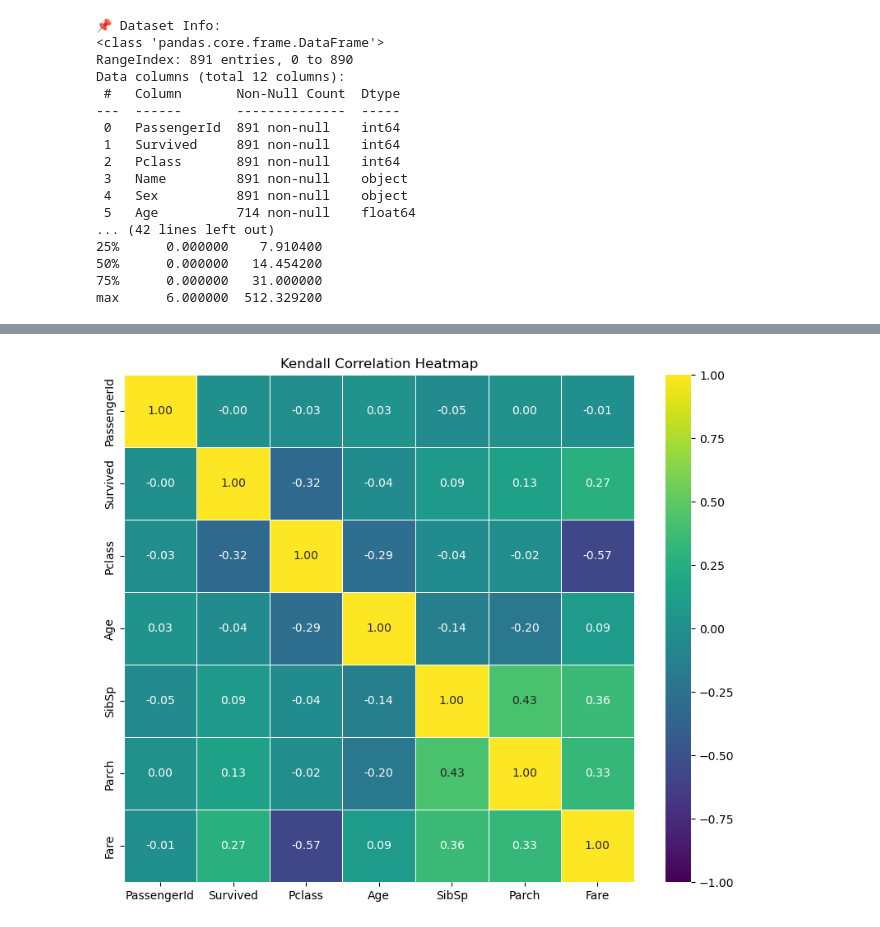
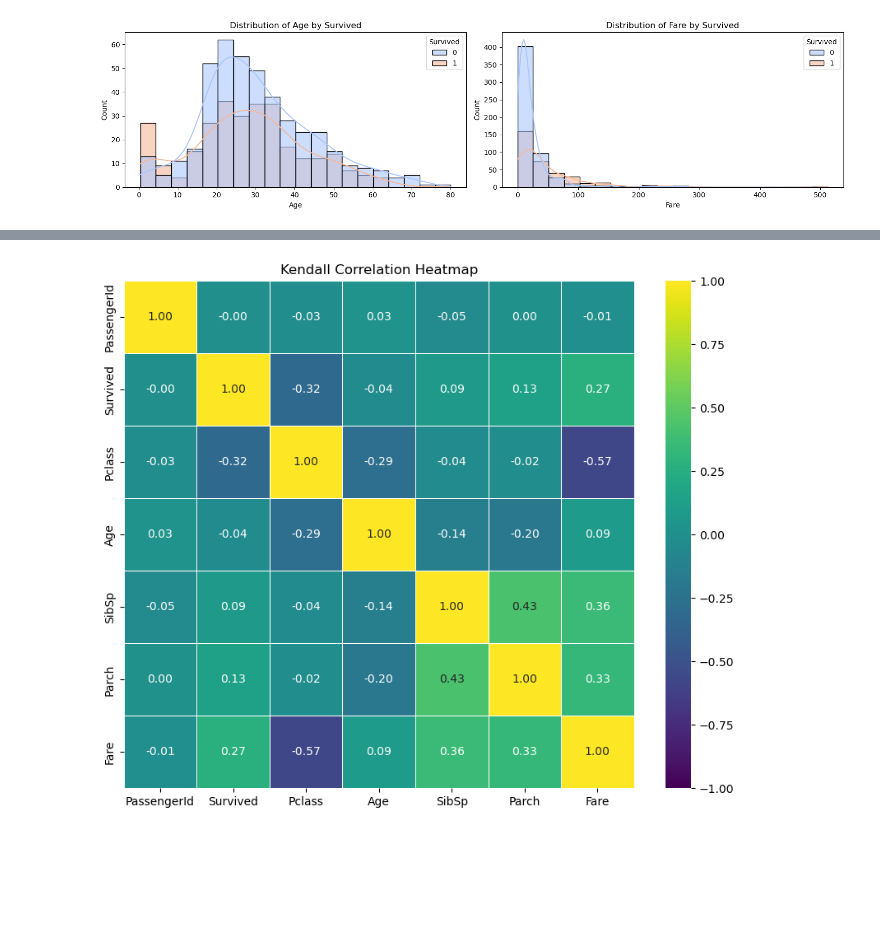
Before and after one commit to ilanrosc/titanic-kaggle-competition, a Jupyter notebook: notebooks/1_EDA.ipynb, the cells around one changed output, grey strips where cells are left out. Cells and saved outputs as stored; diff of their text form; code cells hidden in the pictures; blank space fills up the shorter version.

```diff
--- a/notebooks/1_EDA.ipynb
+++ b/notebooks/1_EDA.ipynb
@@ -19 +72,5 @@ from scripts.feature_engineering import extract_title, create_family_size  # Fea
+# %%
+plot_numeric_distributions(df, layout="single", selected_columns=["Age", "Fare"], hue_feature="Survived", bins=20)
+# %% [output]
+[figure, added]
 # %%
@@ -29,24 +82,0 @@ from scripts.eda import summarize_data, plot_distributions
-# %%
-# 📌 Step 2: Load Dataset
-df = load_data()  # Ensure correct path
-
-# 📌 Step 3: Dataset Overview
-summarize_data(df)  # Uses script function
-# %% [output]
-📌 Dataset Info:
-<class 'pandas.core.frame.DataFrame'>
-RangeIndex: 891 entries, 0 to 890
-Data columns (total 12 columns):
- #   Column       Non-Null Count  Dtype
----  ------       --------------  -----
- 0   PassengerId  891 non-null    int64
- 1   Survived     891 non-null    int64
- 2   Pclass       891 non-null    int64
- 3   Name         891 non-null    object
- 4   Sex          891 non-null    object
- 5   Age          714 non-null    float64
-... (42 lines left out)
-25%      0.000000    7.910400
-50%      0.000000   14.454200
-75%      0.000000   31.000000
-max      6.000000  512.329200
```
Also changed, not shown: parts of 15 cells of this notebook, 2 other files.
